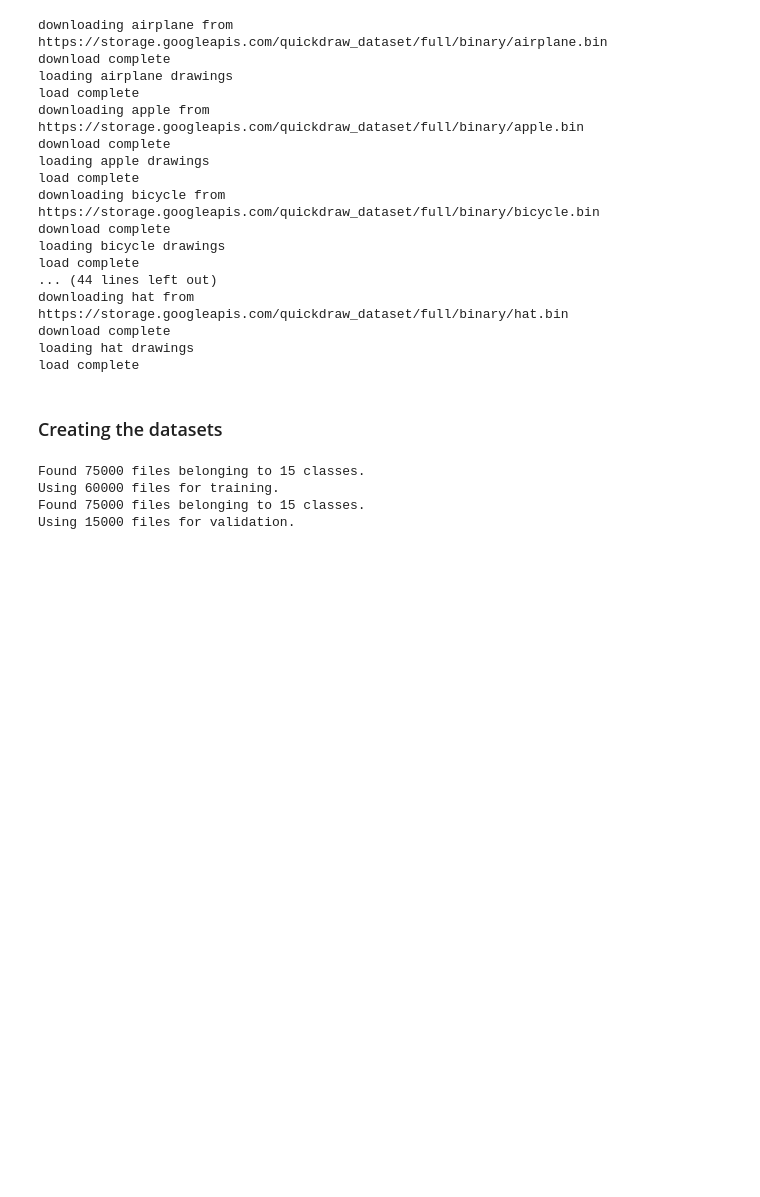
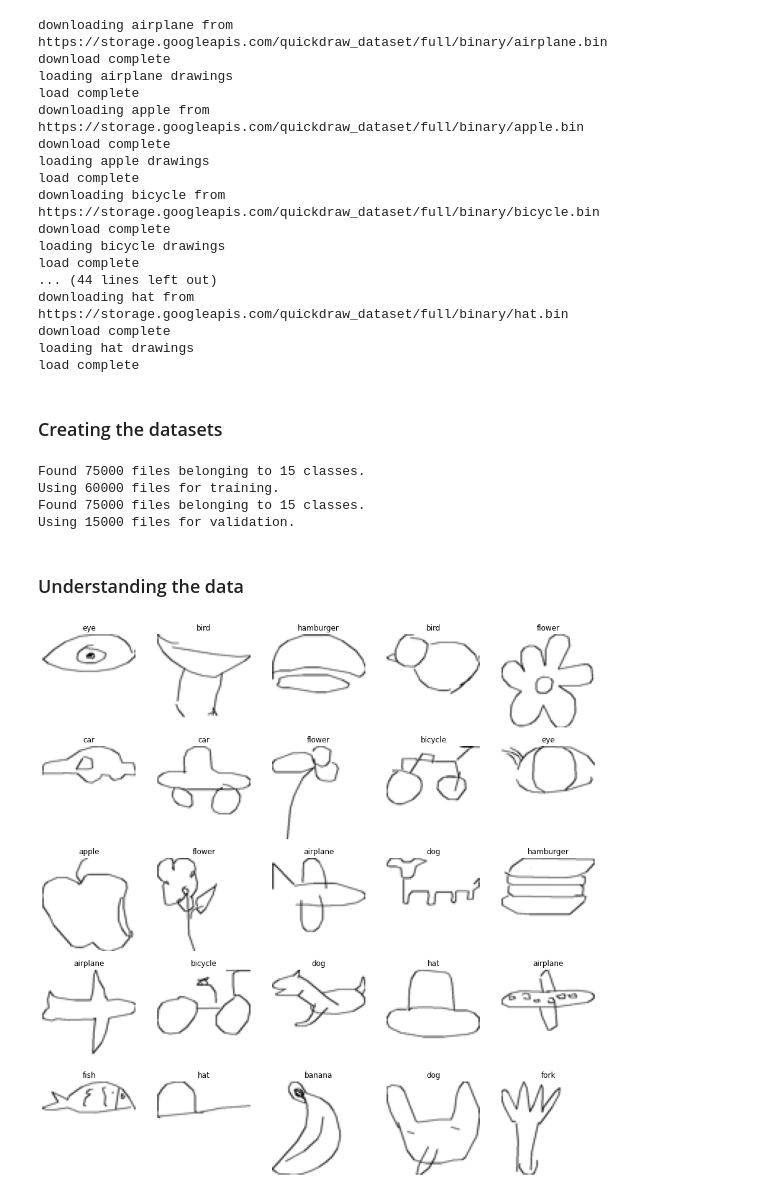
Before and after one commit to beratcmn/tensorflow-quickdraw-recognition, a Jupyter notebook: doodle_identification.ipynb, the cells around one changed output. Drawn from its saved outputs; the diff is of its cells as text; code cells hidden in the pictures; blank space fills up the shorter version.

Commit message:
Plotted the data

```diff
--- a/doodle_identification.ipynb
+++ b/doodle_identification.ipynb
@@ -94,3 +95,16 @@ Found 75000 files belonging to 15 classes.
 Using 60000 files for training.
 Found 75000 files belonging to 15 classes.
 Using 15000 files for validation.
+# %% [markdown]
+### Understanding the data
+# %%
+plt.figure(figsize=(16, 16))
+for images, labels in train_dataset.take(1):
+  for i in range(25):
+    plt.subplot(5,5,i+1)
+    data = images[i].numpy().astype("uint8")
+    plt.imshow(data, cmap='gray', vmin=0, vmax=255)
+    plt.title(train_dataset.class_names[labels[i]])
+    plt.axis("off")
+# %% [output]
+[figure, added]
```
Also changed, not shown: parts of 1 cell of this notebook.
